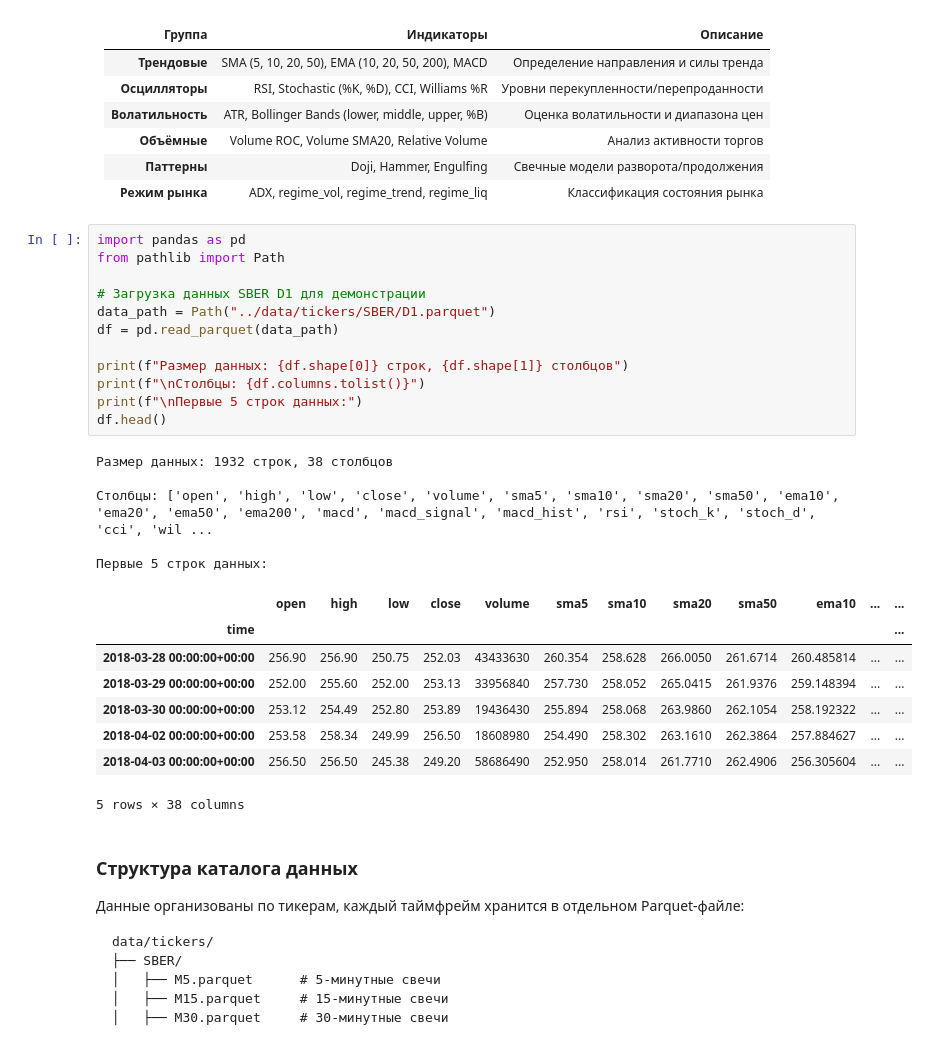
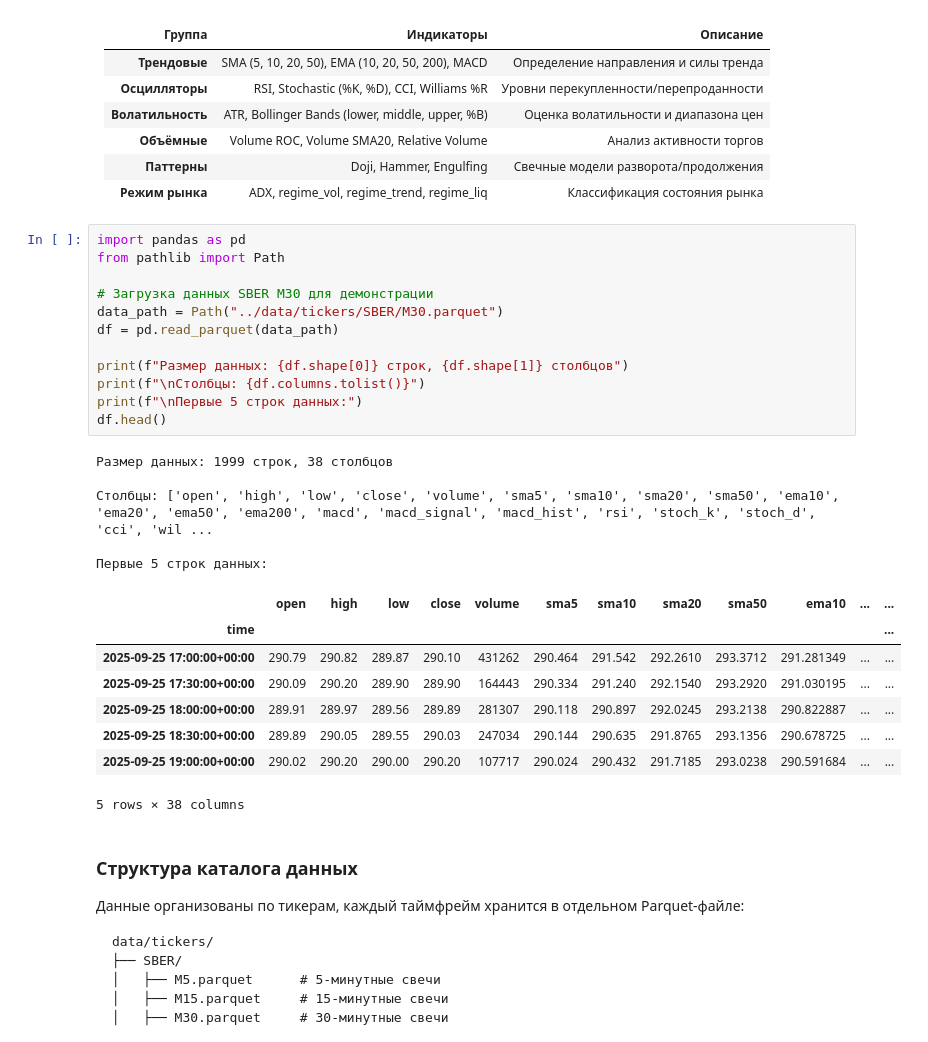
Before and after one commit to netgomail/dss_backend, a Jupyter notebook: jupyter/project.ipynb, the cells around one changed output. Drawn from its saved outputs; the diff is of its cells as text.

```diff
--- a/jupyter/project.ipynb
+++ b/jupyter/project.ipynb
@@ -366,28 +381,28 @@ AFKS, AFLT, ALRS, ASTR, BSPB, CBOM, CHMF, ENPG, FEES, FLOT, GAZP, GMKN, HEAD, HY
 # %%
 import pandas as pd
 from pathlib import Path
 
-# Загрузка данных SBER D1 для демонстрации
-data_path = Path("../data/tickers/SBER/D1.parquet")
+# Загрузка данных SBER M30 для демонстрации
+data_path = Path("../data/tickers/SBER/M30.parquet")
 df = pd.read_parquet(data_path)
 
 print(f"Размер данных: {df.shape[0]} строк, {df.shape[1]} столбцов")
 print(f"\nСтолбцы: {df.columns.tolist()}")
 print(f"\nПервые 5 строк данных:")
 df.head()
 # %% [output]
-Размер данных: 1932 строк, 38 столбцов
+Размер данных: 1999 строк, 38 столбцов
 
 Столбцы: ['open', 'high', 'low', 'close', 'volume', 'sma5', 'sma10', 'sma20', 'sma50', 'ema10', 'ema20', 'ema50', 'ema200', 'macd', 'macd_signal', 'macd_hist', 'rsi', 'stoch_k', 'stoch_d', 'cci', 'wil ...
 
 Первые 5 строк данных:
 |  | open | high | low | close | volume | sma5 | sma10 | sma20 | sma50 | ema10 | ... | ... |
 | time |  |  |  |  |  |  |  |  |  |  |  | ... |
-| 2018-03-28 00:00:00+00:00 | 256.90 | 256.90 | 250.75 | 252.03 | 43433630 | 260.354 | 258.628 | 266.0050 | 261.6714 | 260.485814 | ... | ... |
-| 2018-03-29 00:00:00+00:00 | 252.00 | 255.60 | 252.00 | 253.13 | 33956840 | 257.730 | 258.052 | 265.0415 | 261.9376 | 259.148394 | ... | ... |
-| 2018-03-30 00:00:00+00:00 | 253.12 | 254.49 | 252.80 | 253.89 | 19436430 | 255.894 | 258.068 | 263.9860 | 262.1054 | 258.192322 | ... | ... |
-| 2018-04-02 00:00:00+00:00 | 253.58 | 258.34 | 249.99 | 256.50 | 18608980 | 254.490 | 258.302 | 263.1610 | 262.3864 | 257.884627 | ... | ... |
-| 2018-04-03 00:00:00+00:00 | 256.50 | 256.50 | 245.38 | 249.20 | 58686490 | 252.950 | 258.014 | 261.7710 | 262.4906 | 256.305604 | ... | ... |
+| 2025-09-25 17:00:00+00:00 | 290.79 | 290.82 | 289.87 | 290.10 | 431262 | 290.464 | 291.542 | 292.2610 | 293.3712 | 291.281349 | ... | ... |
+| 2025-09-25 17:30:00+00:00 | 290.09 | 290.20 | 289.90 | 289.90 | 164443 | 290.334 | 291.240 | 292.1540 | 293.2920 | 291.030195 | ... | ... |
+| 2025-09-25 18:00:00+00:00 | 289.91 | 289.97 | 289.56 | 289.89 | 281307 | 290.118 | 290.897 | 292.0245 | 293.2138 | 290.822887 | ... | ... |
+| 2025-09-25 18:30:00+00:00 | 289.89 | 290.05 | 289.55 | 290.03 | 247034 | 290.144 | 290.635 | 291.8765 | 293.1356 | 290.678725 | ... | ... |
+| 2025-09-25 19:00:00+00:00 | 290.02 | 290.20 | 290.00 | 290.20 | 107717 | 290.024 | 290.432 | 291.7185 | 293.0238 | 290.591684 | ... | ... |
 5 rows × 38 columns
 # %% [markdown]
 ### Структура каталога данных
```
Also changed, not shown: parts of 6 cells of this notebook, 2 other files.
